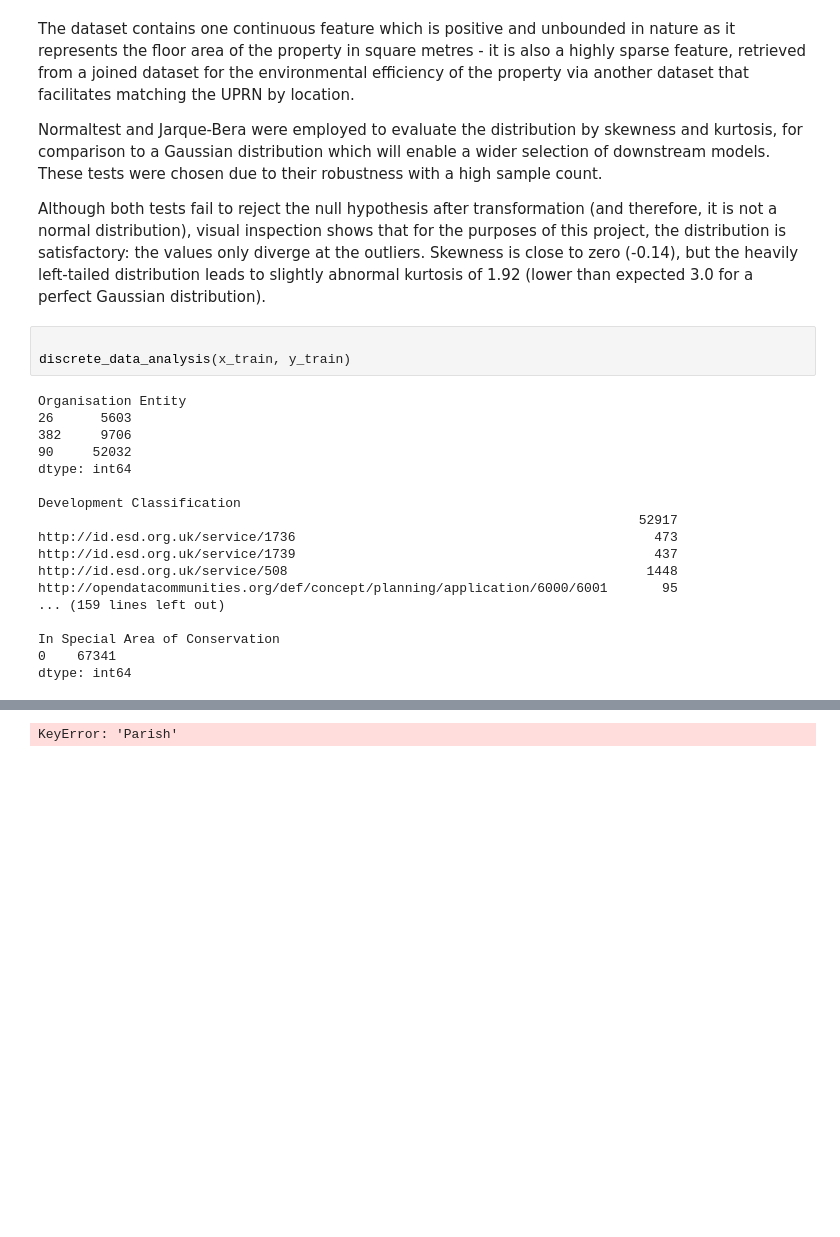
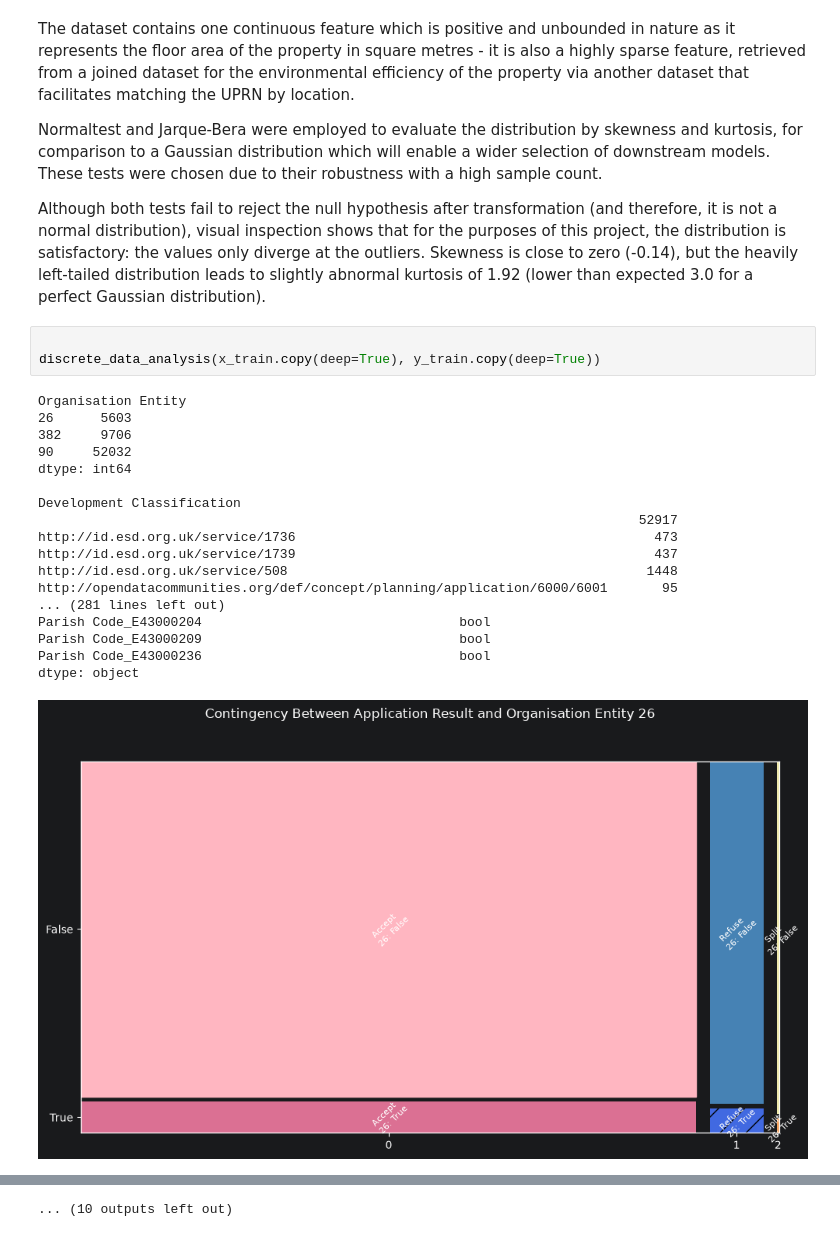
Before and after one commit to awylie199/csm500_project, a Jupyter notebook: notebooks/project.ipynb, the cells around one changed output, grey strips where cells are left out. Drawn from its saved outputs; the diff is of its cells as text; blank space fills up the shorter version.

Commit message:
Discrete categorical data encoding and initial correlation analysis

```diff
--- a/notebooks/project.ipynb
+++ b/notebooks/project.ipynb
@@ -281,22 +281,23 @@ Normaltest and Jarque-Bera were employed to evaluate the distribution by skewnes
 Although both tests fail to reject the null hypothesis after transformation (and therefore, it is not a normal distribution), visual inspection shows that for the purposes of this project, the distribution is satisfactory: the values only diverge at the outliers. Skewness is close to zero (-0.14), but the heavily left-tailed distribution leads to slightly abnormal kurtosis of 1.92 (lower than expected 3.0 for a perfect Gaussian distribution).
 # %%
 
-discrete_data_analysis(x_train, y_train)
+discrete_data_analysis(x_train.copy(deep=True), y_train.copy(deep=True))
 # %% [output]
 Organisation Entity
 26      5603
 382     9706
 90     52032
 dtype: int64
 
 Development Classification
                                                                              52917
 http://id.esd.org.uk/service/1736                                              473
 http://id.esd.org.uk/service/1739                                              437
 http://id.esd.org.uk/service/508                                              1448
 http://opendatacommunities.org/def/concept/planning/application/6000/6001       95
-... (159 lines left out)
-
-In Special Area of Conservation
-0    67341
-dtype: int64
+... (281 lines left out)
+Parish Code_E43000204                                 bool
+Parish Code_E43000209                                 bool
+Parish Code_E43000236                                 bool
+dtype: object
+[figure, added]
@@ -303 +314 @@ dtype: int64
-KeyError: 'Parish'
+... (10 outputs left out)
```
Also changed, not shown: parts of 4 cells of this notebook, 8 other files.
